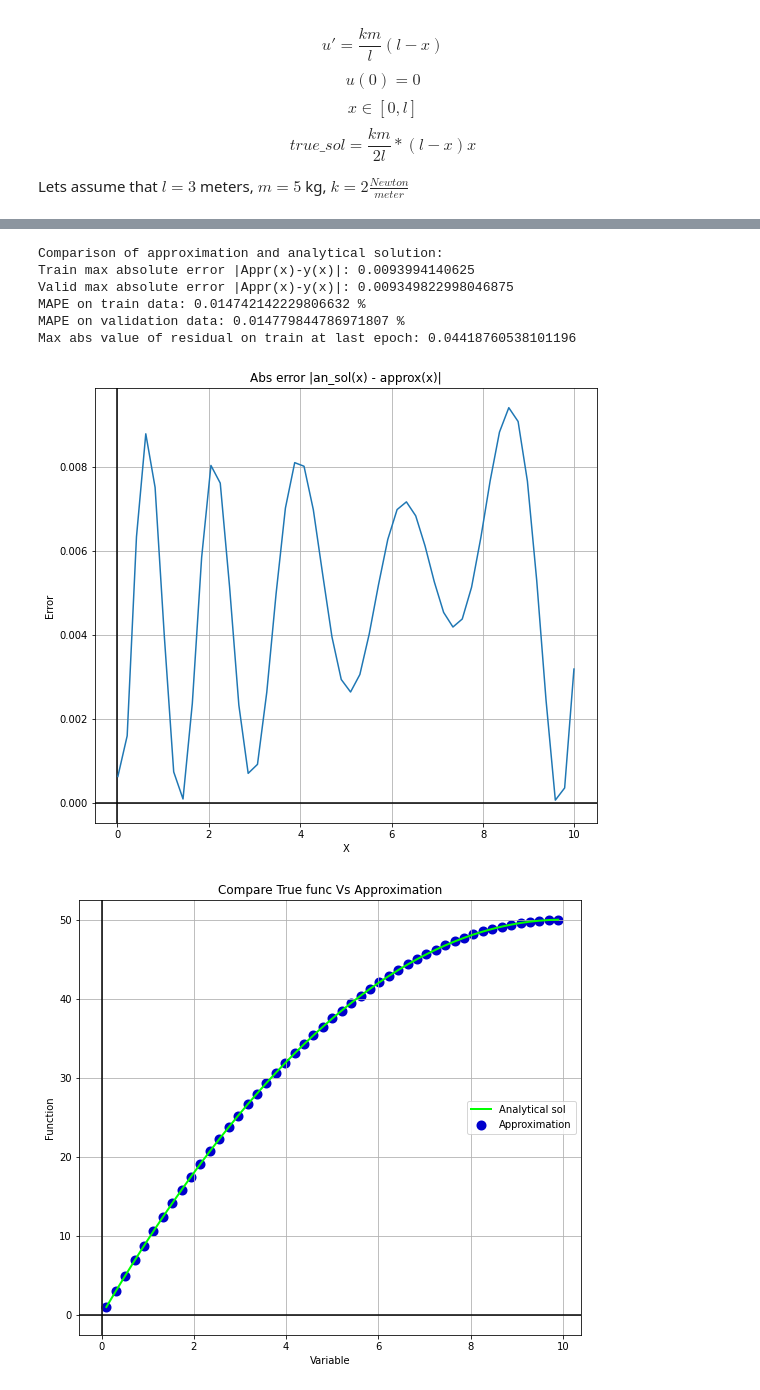
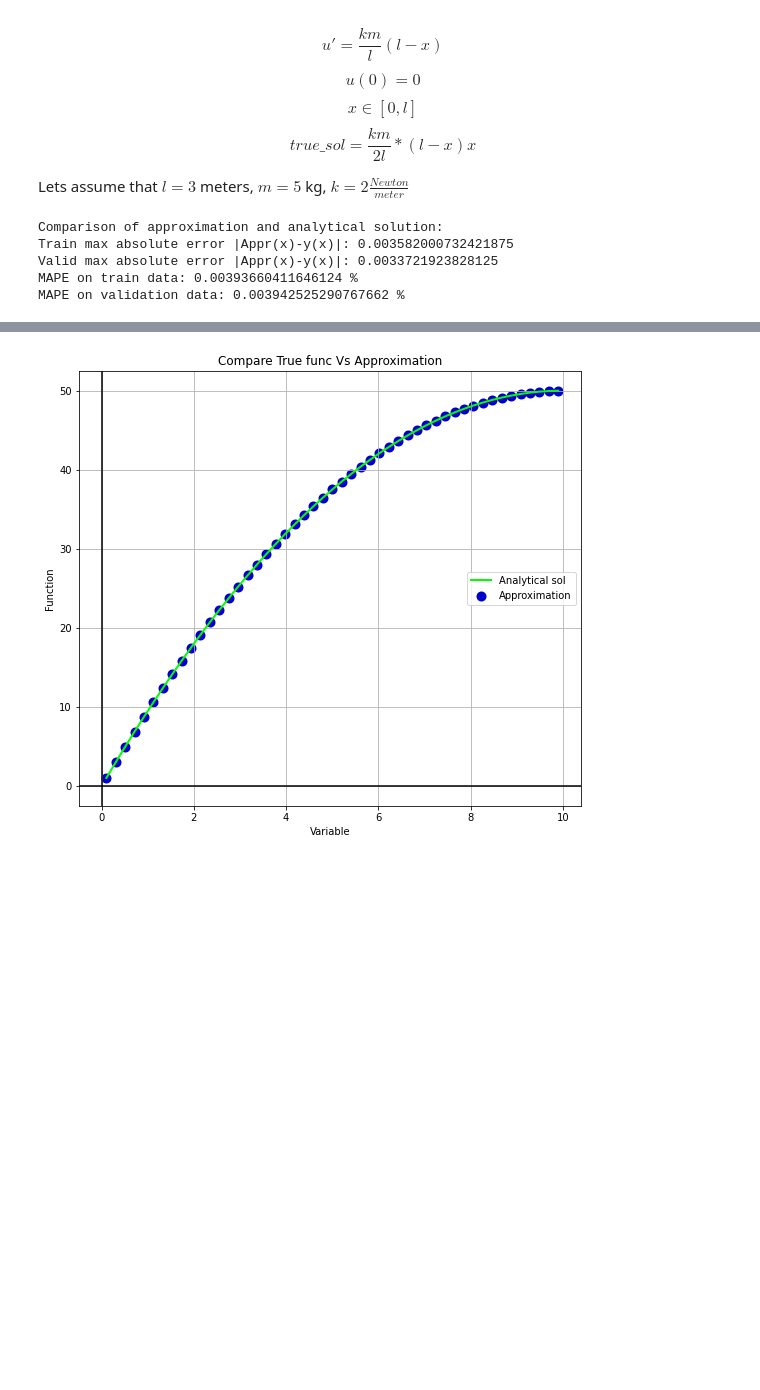
Before and after one commit to Ilshat-Akhmetov/NN_Solver_for_Diff_and_Inegral_Eqs, a Jupyter notebook: JupyterPresentations/Solving_ODE_with_NN.ipynb, the cells around one changed output, grey strips where cells are left out. Cells and saved outputs as stored; diff of their text form; code cells hidden in the pictures; blank space fills up the shorter version.

Commit message:
ReportMaker modified, less init params, print_loss_history method removed

```diff
--- a/JupyterPresentations/Solving_ODE_with_NN.ipynb
+++ b/JupyterPresentations/Solving_ODE_with_NN.ipynb
@@ -477,12 +446,14 @@ loss_train, loss_valid, nn_model = nn_ode_solver.fit()
 # %%
 analytical_solution = lambda x: k*m/(2*l)*(2*l-x)*x
 report = ReportMaker(nn_model,
-                         loss_train,
-                         loss_valid,
                          main_domain,
                          compare_to_functions=plot_two_1d_functions,
                          analytical_solutions=analytical_solution
                          )
-report.print_loss_history()
 report.compare_appr_with_analytical()
 # %% [output]
+Comparison of approximation and analytical solution:
+Train max absolute error |Appr(x)-y(x)|: 0.003582000732421875
+Valid max absolute error |Appr(x)-y(x)|: 0.0033721923828125
+MAPE on train data: 0.00393660411646124 %
+MAPE on validation data: 0.003942525290767662 %
@@ -490,8 +461 @@ report.compare_appr_with_analytical()
-Comparison of approximation and analytical solution:
-Train max absolute error |Appr(x)-y(x)|: 0.0093994140625
-Valid max absolute error |Appr(x)-y(x)|: 0.009349822998046875
-MAPE on train data: 0.014742142229806632 %
-MAPE on validation data: 0.014779844786971807 %
-Max abs value of residual on train at last epoch: 0.04418760538101196
-[figure, old version]
+[figure, new version]
-[figure, removed]
```
Also changed, not shown: parts of 14 cells of this notebook, 7 other files.
